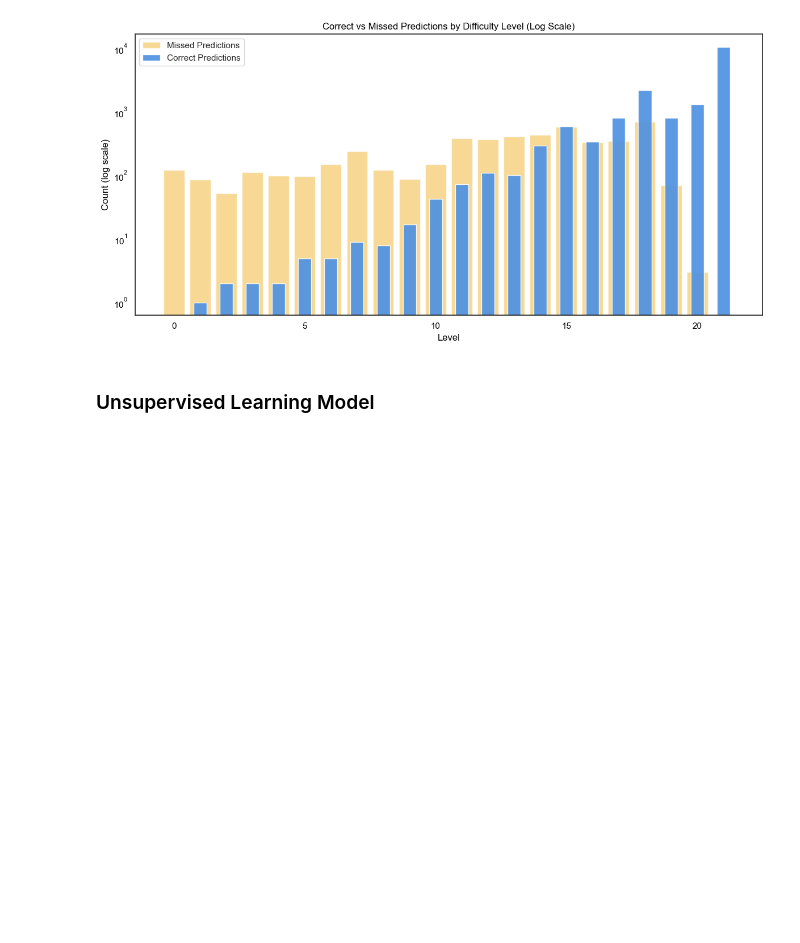
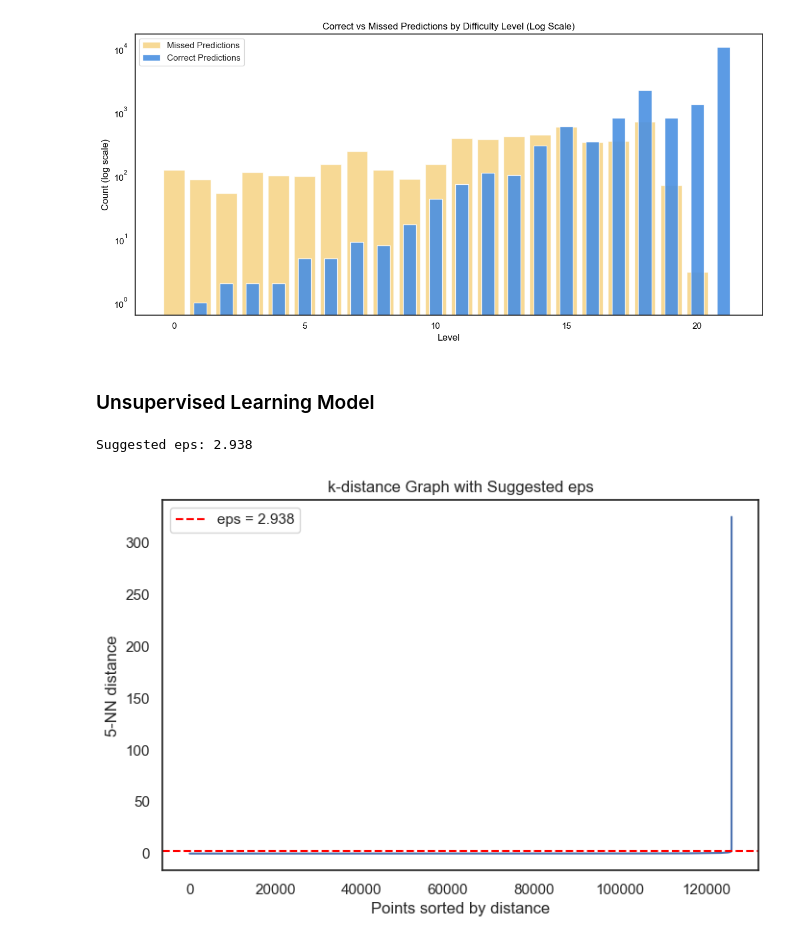
Before and after one commit to INFO-523-SU25/final-project-garcia-kyle, a Jupyter notebook: work.ipynb, the cells around one changed output. Saved outputs shown, nothing was run; the diff lists cells and outputs as text; code cells hidden in the pictures; blank space fills up the shorter version.

Commit message:
Added Unsupervised learning models

```diff
--- a/work.ipynb
+++ b/work.ipynb
@@ -741,3 +745,37 @@ plt.show()
 [figure]
 # %% [markdown]
 ### Unsupervised Learning Model
+# %%
+'''
+For DBSCAN
+Choosing epsilon
+
+Silhouette Score explanation
+    -> https://www.geeksforgeeks.org/machine-learning/what-is-silhouette-score/
+'''
+
+min_samples = 5  # same as you plan to use in DBSCAN
+neighbors = NearestNeighbors(n_neighbors=min_samples)
+neighbors_fit = neighbors.fit(X_train)
+distances, indices = neighbors_fit.kneighbors(X_train)
+
+# Take the k-th NN distance
+distances = np.sort(distances[:, -1])
+
+# Find the elbow
+kneedle = KneeLocator(range(len(distances)), distances, curve="convex", direction="increasing")
+optimal_eps = distances[kneedle.knee]
+
+print(f"Suggested eps: {optimal_eps:.3f}")
+
+plt.figure(figsize=(8,5))
+plt.plot(distances)
+plt.axhline(y=optimal_eps, color="red", linestyle="--", label=f"eps = {optimal_eps:.3f}")
+plt.xlabel("Points sorted by distance")
+plt.ylabel(f"{min_samples}-NN distance")
+plt.title("k-distance Graph with Suggested eps")
+plt.legend()
+plt.show()
+# %% [output]
+Suggested eps: 2.938
+[figure, added]
```
Also changed, not shown: parts of 9 cells of this notebook.
